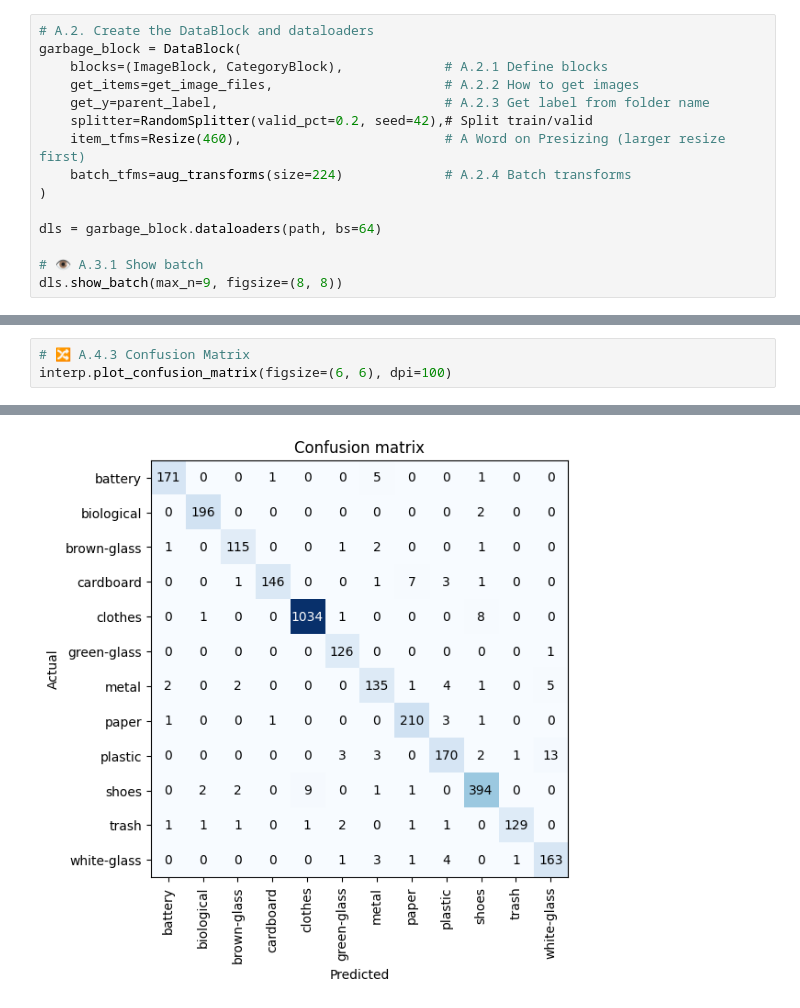
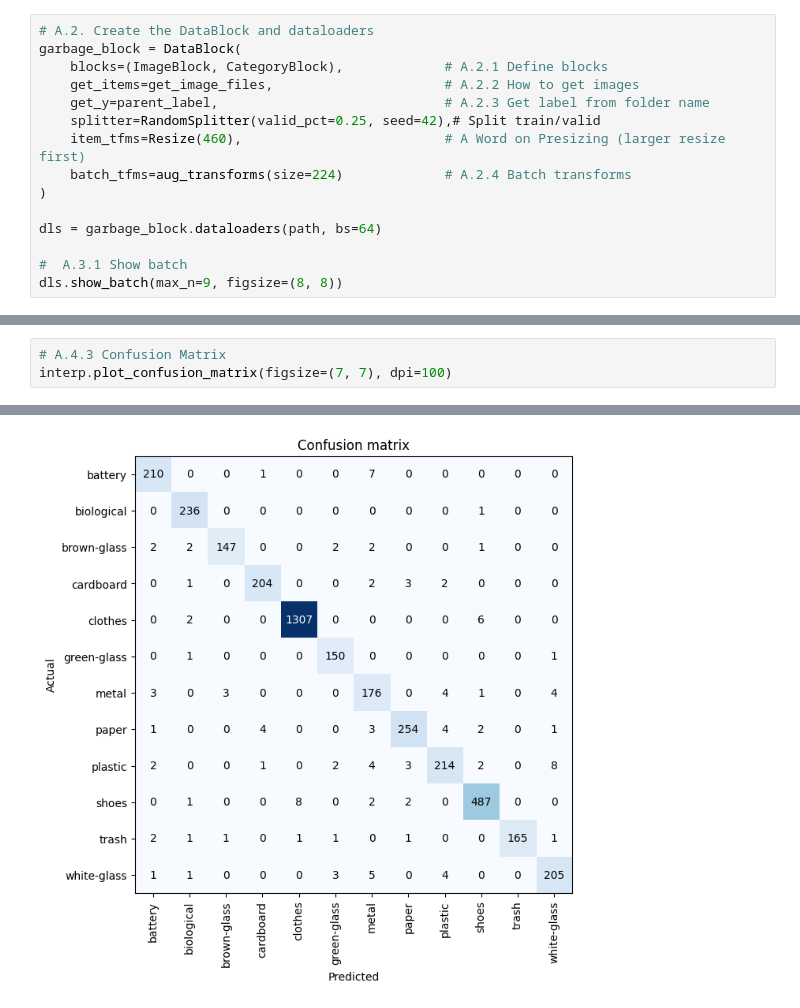
Before and after one commit to MADemiral/garbage_classification, a Jupyter notebook: garbage_classify.ipynb, the cells around one changed output, grey strips where cells are left out. Drawn from its saved outputs; the diff is of its cells as text.

```diff
--- a/garbage_classify.ipynb
+++ b/garbage_classify.ipynb
@@ -16,13 +16,13 @@ garbage_block = DataBlock(
     blocks=(ImageBlock, CategoryBlock),             # A.2.1 Define blocks
     get_items=get_image_files,                      # A.2.2 How to get images
     get_y=parent_label,                             # A.2.3 Get label from folder name
-    splitter=RandomSplitter(valid_pct=0.2, seed=42),# Split train/valid
+    splitter=RandomSplitter(valid_pct=0.25, seed=42),# Split train/valid
     item_tfms=Resize(460),                          # A Word on Presizing (larger resize first)
     batch_tfms=aug_transforms(size=224)             # A.2.4 Batch transforms
 )
 
 dls = garbage_block.dataloaders(path, bs=64)
 
-# 👁️ A.3.1 Show batch
+#  A.3.1 Show batch
 dls.show_batch(max_n=9, figsize=(8, 8))
 # %% [output]
@@ -56,7 +58,7 @@ interp.plot_top_losses(6, nrows=2)
 # %%
-# 🔀 A.4.3 Confusion Matrix
-interp.plot_confusion_matrix(figsize=(6, 6), dpi=100)
+# A.4.3 Confusion Matrix
+interp.plot_confusion_matrix(figsize=(7, 7), dpi=100)
 # %% [output]
 [interactive output not drawn]
-[figure, old version]
+[figure, new version]
 # %%
```
Also changed, not shown: parts of 11 cells of this notebook, 8 other files.
